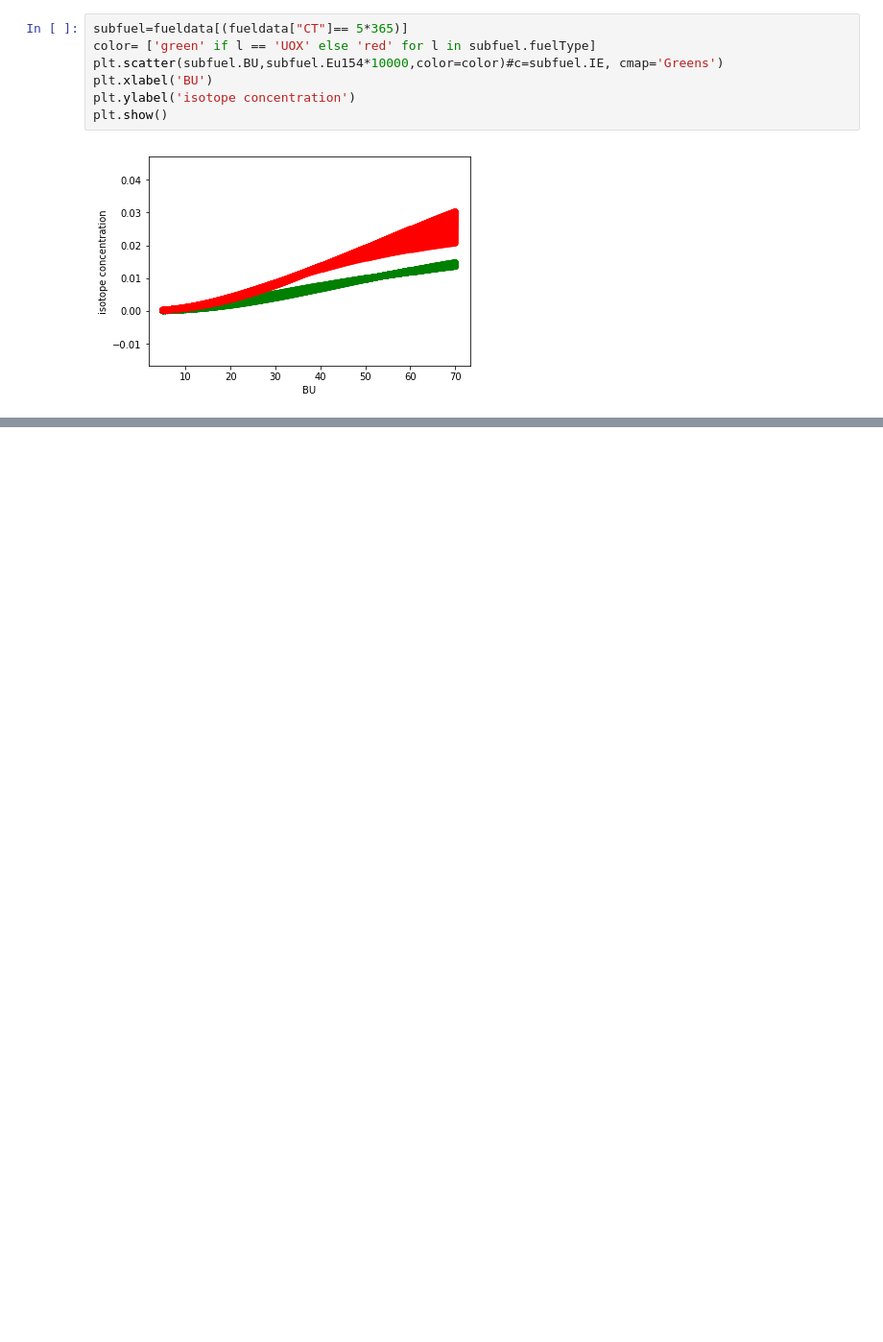
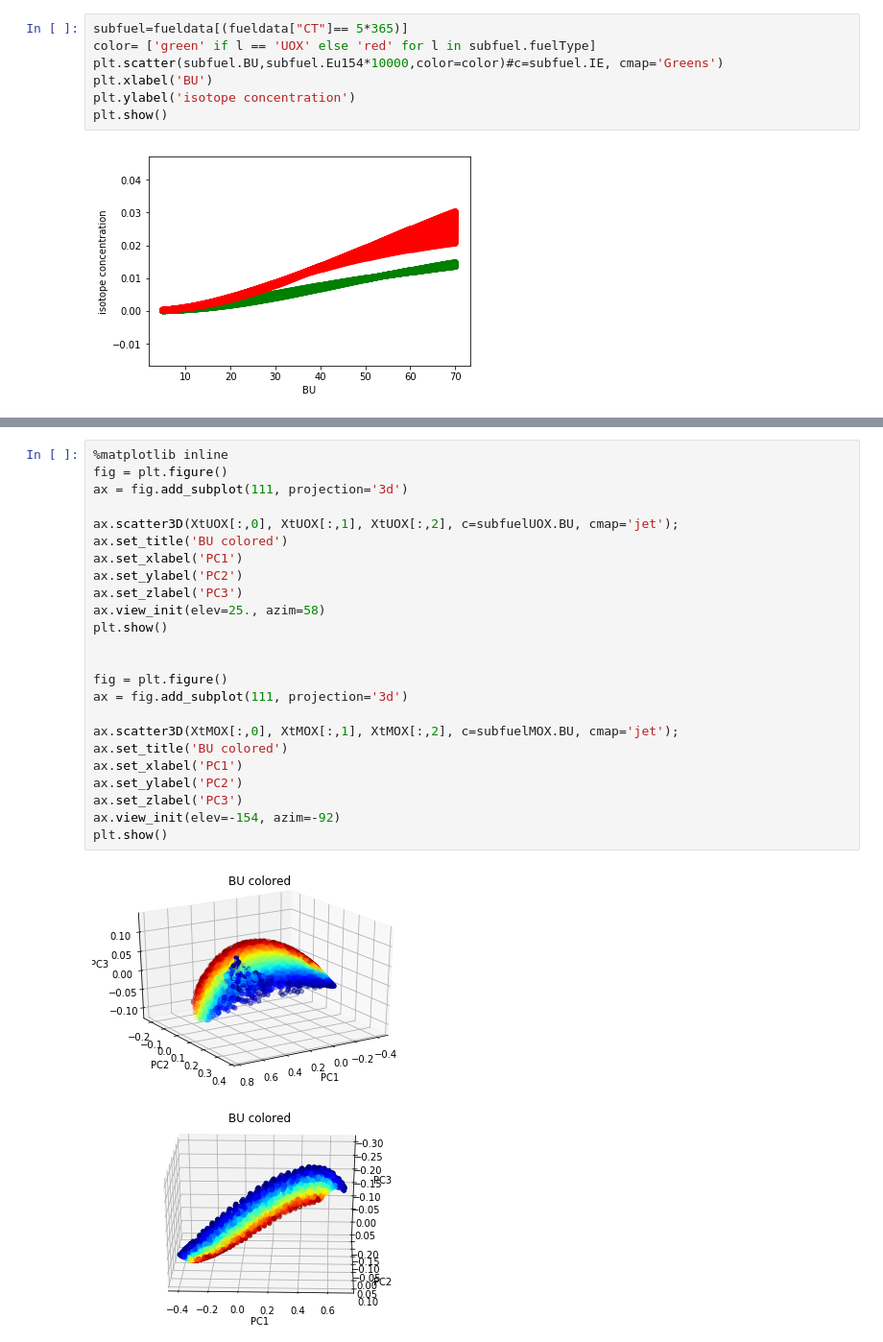
Before and after one commit to ezsolti/MVA_data, a Jupyter notebook: MVA_analyze.ipynb, the cells around one changed output, grey strips where cells are left out. Shown: that part at 96% size. Drawn from its saved outputs; the diff is of its cells as text; blank space fills up the shorter version.

```diff
--- a/MVA_analyze.ipynb
+++ b/MVA_analyze.ipynb
@@ -150,0 +236,27 @@ Name: Eu154, Length: 10087, dtype: float64
+# %%
+%matplotlib inline
+fig = plt.figure()
+ax = fig.add_subplot(111, projection='3d')
+
+ax.scatter3D(XtUOX[:,0], XtUOX[:,1], XtUOX[:,2], c=subfuelUOX.BU, cmap='jet');
+ax.set_title('BU colored')
+ax.set_xlabel('PC1')
+ax.set_ylabel('PC2')
+ax.set_zlabel('PC3')
+ax.view_init(elev=25., azim=58)
+plt.show()
+
+
+fig = plt.figure()
+ax = fig.add_subplot(111, projection='3d')
+
+ax.scatter3D(XtMOX[:,0], XtMOX[:,1], XtMOX[:,2], c=subfuelMOX.BU, cmap='jet');
+ax.set_title('BU colored')
+ax.set_xlabel('PC1')
+ax.set_ylabel('PC2')
+ax.set_zlabel('PC3')
+ax.view_init(elev=-154, azim=-92)
+plt.show()
+# %% [output]
+[figure, added]
+[figure, added]
```
Also changed, not shown: parts of 7 cells of this notebook.
